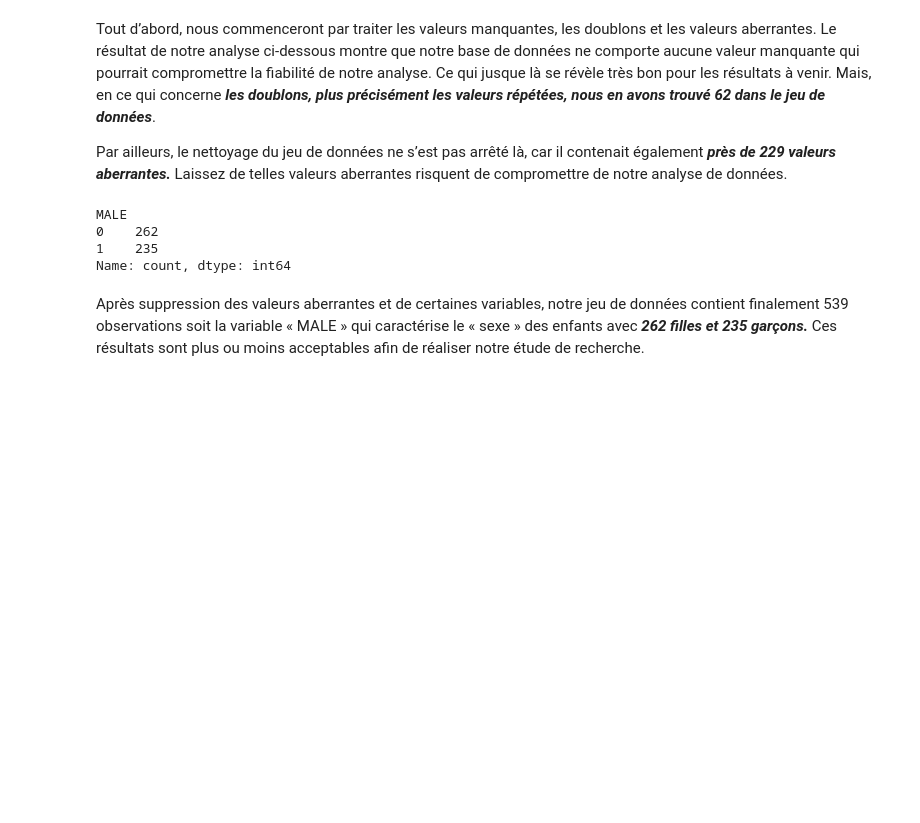
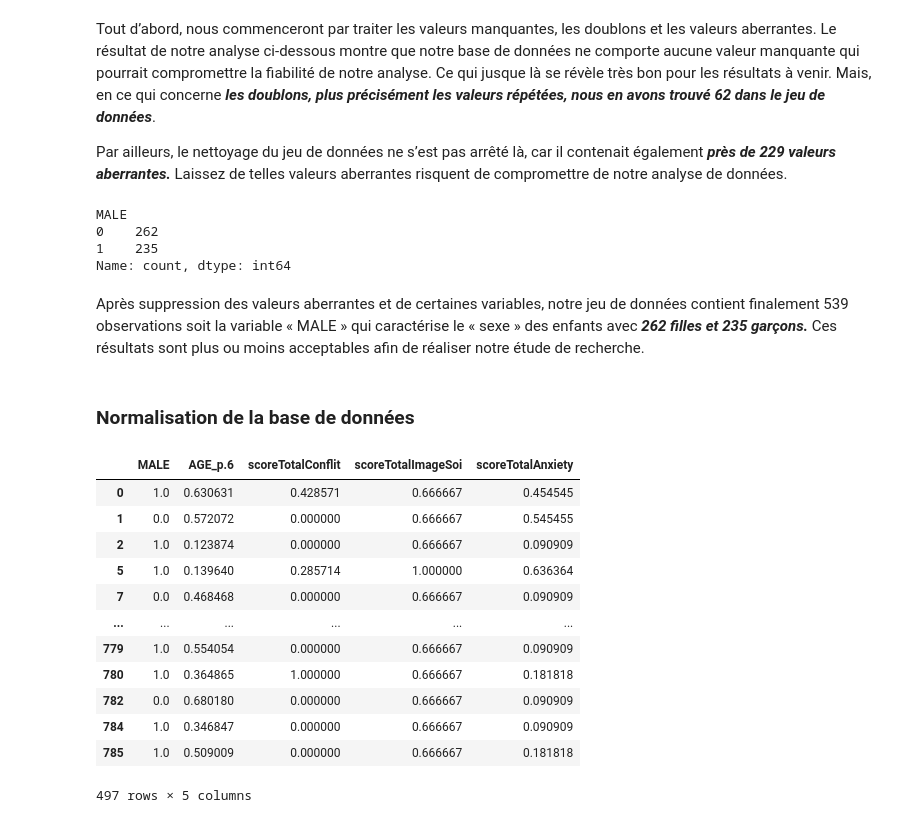
Before and after one commit to Abdiasarsene/Data-analysis, a Jupyter notebook: Analyses des données/anxiety.ipynb, the cells around one changed output. Cells and saved outputs as stored; diff of their text form; code cells hidden in the pictures; blank space fills up the shorter version.

```diff
--- a/Analyses des données/anxiety.ipynb
+++ b/Analyses des données/anxiety.ipynb
@@ -204,3 +204,25 @@ MALE
 Name: count, dtype: int64
 # %% [markdown]
 Après suppression des valeurs aberrantes et de certaines variables, notre jeu de données contient finalement 539 observations soit la variable « MALE » qui caractérise le « sexe » des enfants  avec ***262 filles et 235 garçons.*** Ces résultats sont plus ou moins acceptables afin de réaliser notre étude de recherche.
+# %% [markdown]
+### Normalisation  de la base de données
+# %%
+from sklearn.preprocessing import MinMaxScaler
+minmaxscaler =MinMaxScaler()
+datasoinorma=datasoi.copy()
+datasoinorma[datasoi.columns]=minmaxscaler.fit_transform(datasoi[datasoi.columns])
+datasoinorma
+# %% [output]
+|  | MALE | AGE_p.6 | scoreTotalConflit | scoreTotalImageSoi | scoreTotalAnxiety |
+| 0 | 1.0 | 0.630631 | 0.428571 | 0.666667 | 0.454545 |
+| 1 | 0.0 | 0.572072 | 0.000000 | 0.666667 | 0.545455 |
+| 2 | 1.0 | 0.123874 | 0.000000 | 0.666667 | 0.090909 |
+| 5 | 1.0 | 0.139640 | 0.285714 | 1.000000 | 0.636364 |
+| 7 | 0.0 | 0.468468 | 0.000000 | 0.666667 | 0.090909 |
+| ... | ... | ... | ... | ... | ... |
+| 779 | 1.0 | 0.554054 | 0.000000 | 0.666667 | 0.090909 |
+| 780 | 1.0 | 0.364865 | 1.000000 | 0.666667 | 0.181818 |
+| 782 | 0.0 | 0.680180 | 0.000000 | 0.666667 | 0.090909 |
+| 784 | 1.0 | 0.346847 | 0.000000 | 0.666667 | 0.090909 |
+| 785 | 1.0 | 0.509009 | 0.000000 | 0.666667 | 0.181818 |
+497 rows × 5 columns
```
Also changed, not shown: parts of 10 cells of this notebook, 1 other file.
